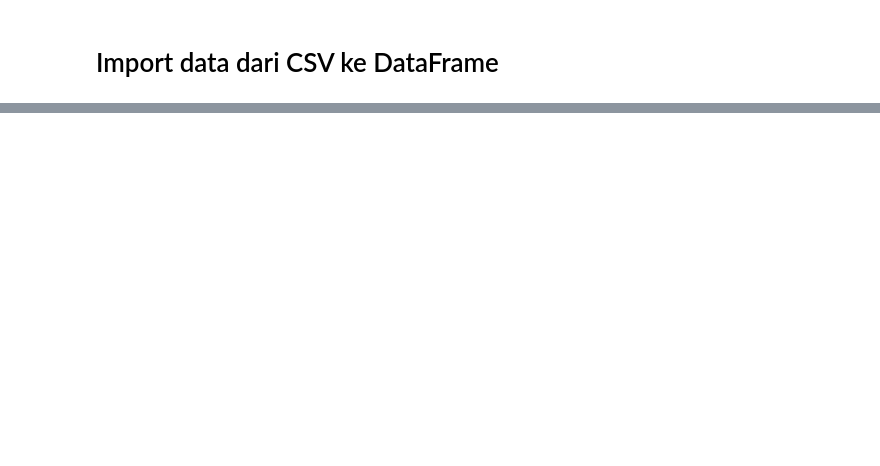
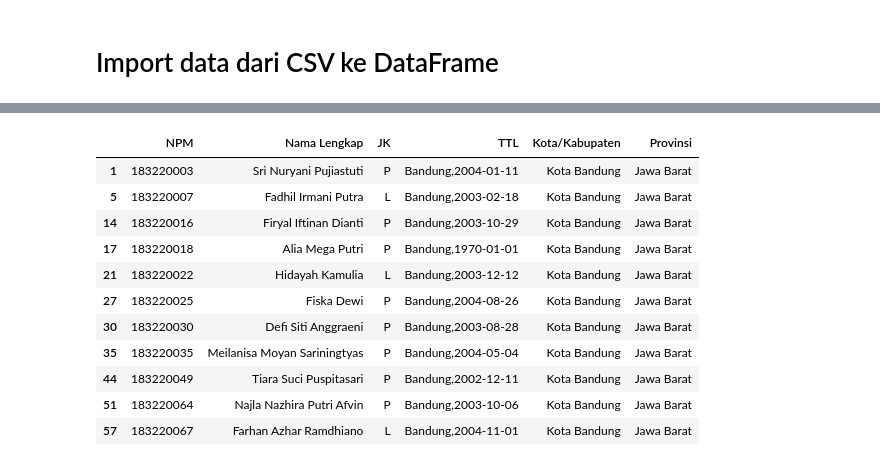
Before and after one commit to navagigs/Admin, a Jupyter notebook: Salinan_02_Query_Data.ipynb, the cells around one changed output, grey strips where cells are left out. Saved outputs shown, nothing was run; the diff lists cells and outputs as text; code cells hidden in the pictures; blank space fills up the shorter version.

```diff
--- a/Salinan_02_Query_Data.ipynb
+++ b/Salinan_02_Query_Data.ipynb
@@ -27,0 +199,18 @@ print(df.to_string())
+# %%
+import pandas as pd
+
+df = pd.read_csv('/content/drive/MyDrive/Colab Notebooks/data_mhs_bisdig2023.csv')
+df[(df['Kota/Kabupaten'].str.contains('Kota Bandung')) & (df['Provinsi']=='Jawa Barat')]
+# %% [output]
+|  | NPM | Nama Lengkap | JK | TTL | Kota/Kabupaten | Provinsi |
+| 1 | 183220003 | Sri Nuryani Pujiastuti | P | Bandung,2004-01-11 | Kota Bandung | Jawa Barat |
+| 5 | 183220007 | Fadhil Irmani Putra | L | Bandung,2003-02-18 | Kota Bandung | Jawa Barat |
+| 14 | 183220016 | Firyal Iftinan Dianti | P | Bandung,2003-10-29 | Kota Bandung | Jawa Barat |
+| 17 | 183220018 | Alia Mega Putri | P | Bandung,1970-01-01 | Kota Bandung | Jawa Barat |
+| 21 | 183220022 | Hidayah Kamulia | L | Bandung,2003-12-12 | Kota Bandung | Jawa Barat |
+| 27 | 183220025 | Fiska Dewi | P | Bandung,2004-08-26 | Kota Bandung | Jawa Barat |
+| 30 | 183220030 | Defi Siti Anggraeni | P | Bandung,2003-08-28 | Kota Bandung | Jawa Barat |
+| 35 | 183220035 | Meilanisa Moyan Sariningtyas | P | Bandung,2004-05-04 | Kota Bandung | Jawa Barat |
+| 44 | 183220049 | Tiara Suci Puspitasari | P | Bandung,2002-12-11 | Kota Bandung | Jawa Barat |
+| 51 | 183220064 | Najla Nazhira Putri Afvin | P | Bandung,2003-10-06 | Kota Bandung | Jawa Barat |
+| 57 | 183220067 | Farhan Azhar Ramdhiano | L | Bandung,2004-11-01 | Kota Bandung | Jawa Barat |
```
Also changed, not shown: parts of 16 cells of this notebook.
